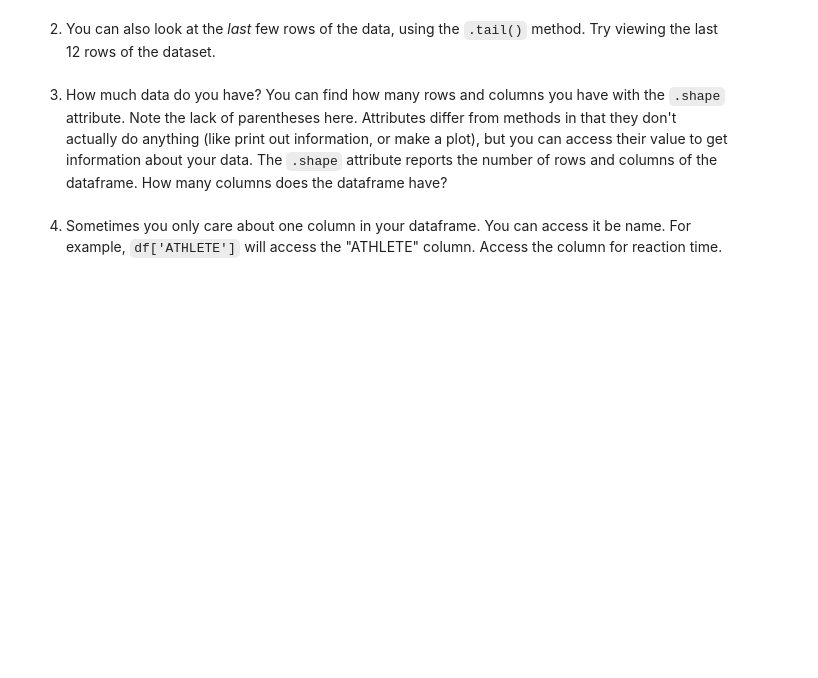
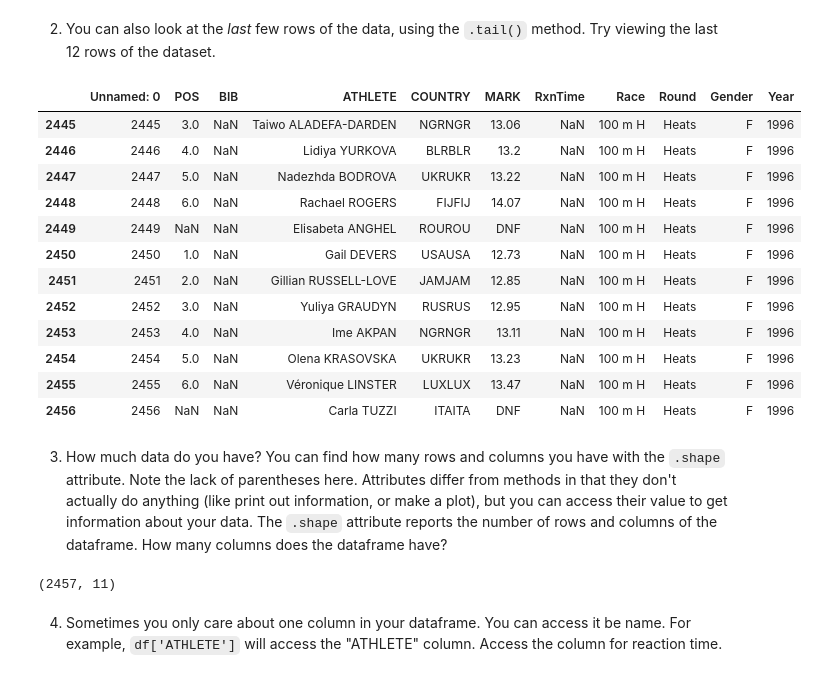
Before and after one commit to prakshalj0512/MAT494, a Jupyter notebook: Copy_of_spinal_exercises.ipynb, the cells around one changed output. Cells and saved outputs as stored; diff of their text form; code cells hidden in the pictures; blank space fills up the shorter version.

```diff
--- a/Copy_of_spinal_exercises.ipynb
+++ b/Copy_of_spinal_exercises.ipynb
@@ -41,10 +54,28 @@ df.head() # Shows the first few rows of that dataframe
 2) You can also look at the *last* few rows of the data, using the `.tail()` method. Try viewing the last 12 rows of the dataset.
 # %%
 # Fill in your answer to 2 here
+df.tail(12)
+# %% [output]
+|  | Unnamed: 0 | POS | BIB | ATHLETE | COUNTRY | MARK | RxnTime | Race | Round | Gender | Year |
+| 2445 | 2445 | 3.0 | NaN | Taiwo ALADEFA-DARDEN | NGRNGR | 13.06 | NaN | 100 m H | Heats | F | 1996 |
+| 2446 | 2446 | 4.0 | NaN | Lidiya YURKOVA | BLRBLR | 13.2 | NaN | 100 m H | Heats | F | 1996 |
+| 2447 | 2447 | 5.0 | NaN | Nadezhda BODROVA | UKRUKR | 13.22 | NaN | 100 m H | Heats | F | 1996 |
+| 2448 | 2448 | 6.0 | NaN | Rachael ROGERS | FIJFIJ | 14.07 | NaN | 100 m H | Heats | F | 1996 |
+| 2449 | 2449 | NaN | NaN | Elisabeta ANGHEL | ROUROU | DNF | NaN | 100 m H | Heats | F | 1996 |
+| 2450 | 2450 | 1.0 | NaN | Gail DEVERS | USAUSA | 12.73 | NaN | 100 m H | Heats | F | 1996 |
+| 2451 | 2451 | 2.0 | NaN | Gillian RUSSELL-LOVE | JAMJAM | 12.85 | NaN | 100 m H | Heats | F | 1996 |
+| 2452 | 2452 | 3.0 | NaN | Yuliya GRAUDYN | RUSRUS | 12.95 | NaN | 100 m H | Heats | F | 1996 |
+| 2453 | 2453 | 4.0 | NaN | Ime AKPAN | NGRNGR | 13.11 | NaN | 100 m H | Heats | F | 1996 |
+| 2454 | 2454 | 5.0 | NaN | Olena KRASOVSKA | UKRUKR | 13.23 | NaN | 100 m H | Heats | F | 1996 |
+| 2455 | 2455 | 6.0 | NaN | Véronique LINSTER | LUXLUX | 13.47 | NaN | 100 m H | Heats | F | 1996 |
+| 2456 | 2456 | NaN | NaN | Carla TUZZI | ITAITA | DNF | NaN | 100 m H | Heats | F | 1996 |
 # %% [markdown]
 3) How much data do you have?  You can find how many rows and columns you have with the `.shape` attribute.  Note the lack of parentheses here.  Attributes differ from methods in that they don't actually do anything (like print out information, or make a plot), but you can access their value to get information about your data.  The `.shape` attribute reports the number of rows and columns of the dataframe.  How many columns does the dataframe have?
 # %%
 # Fill in your answer to 3 here
+df.shape
+# %% [output]
+(2457, 11)
 # %% [markdown]
 4) Sometimes you only care about one column in your dataframe.  You can access it be name.  For example, `df['ATHLETE']` will access the "ATHLETE" column.  Access the column for reaction time.
 # %%
```
Also changed, not shown: parts of 23 cells of this notebook.
